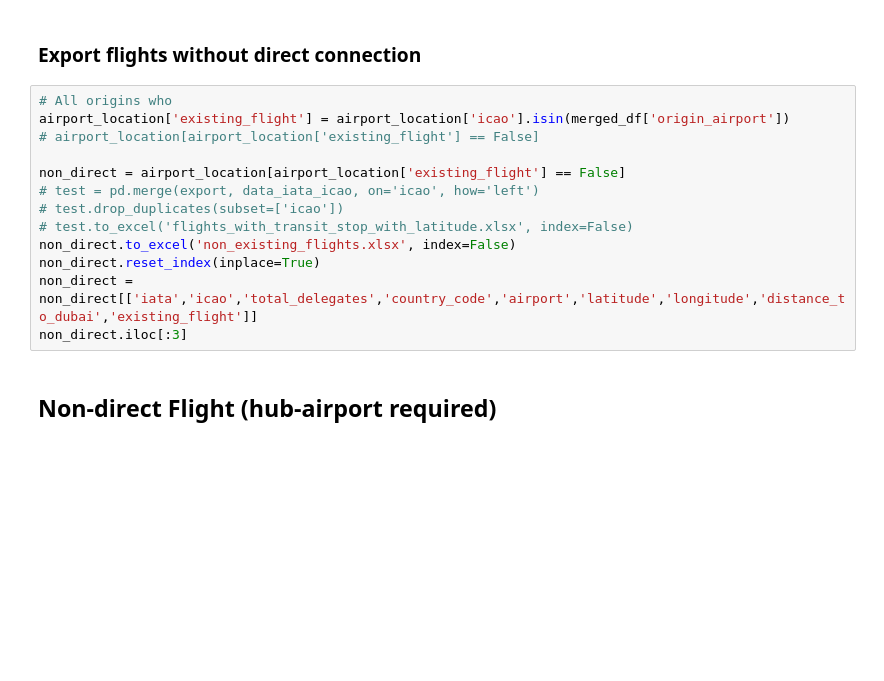
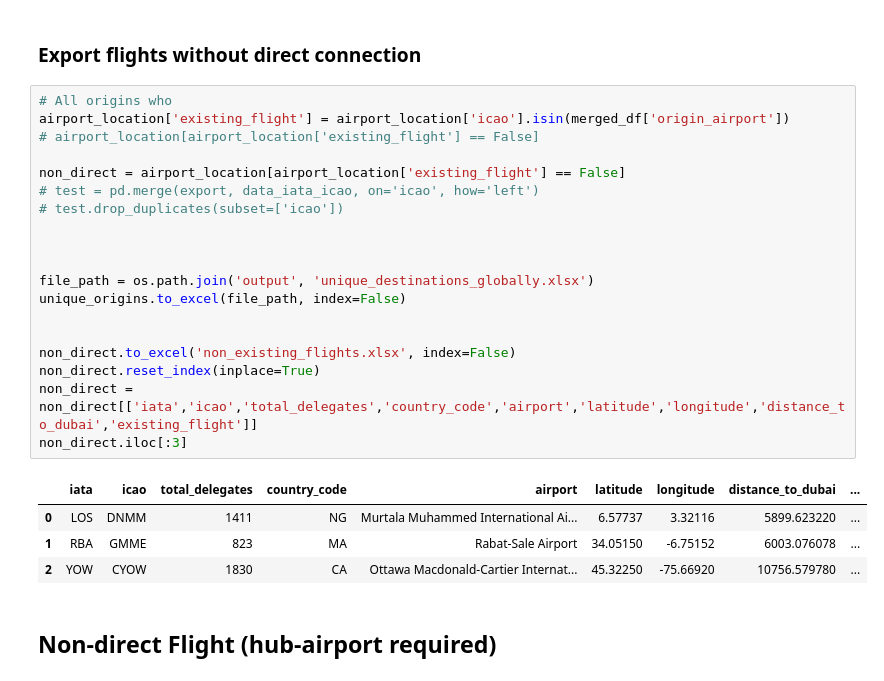
Before and after one commit to lukasschirren/COP_flight_analysis, a Jupyter notebook: cop28_delegate_list.ipynb, the cells around one changed output. Saved outputs shown, nothing was run; the diff lists cells and outputs as text; blank space fills up the shorter version.

```diff
--- a/cop28_delegate_list.ipynb
+++ b/cop28_delegate_list.ipynb
@@ -201,16 +205,27 @@ array(['A332', 'B737', 'B77L', 'B38M', 'A319', 'B738', 'A20N', 'B77W',
 # %%
 # All origins who
 airport_location['existing_flight'] = airport_location['icao'].isin(merged_df['origin_airport'])
 # airport_location[airport_location['existing_flight'] == False]
 
 non_direct = airport_location[airport_location['existing_flight'] == False]
 # test = pd.merge(export, data_iata_icao, on='icao', how='left')
 # test.drop_duplicates(subset=['icao'])
-# test.to_excel('flights_with_transit_stop_with_latitude.xlsx', index=False)
+
+
+
+file_path = os.path.join('output', 'unique_destinations_globally.xlsx')
+unique_origins.to_excel(file_path, index=False)
+
+
 non_direct.to_excel('non_existing_flights.xlsx', index=False)
 non_direct.reset_index(inplace=True)
 non_direct = non_direct[['iata','icao','total_delegates','country_code','airport','latitude','longitude','distance_to_dubai','existing_flight']]
 non_direct.iloc[:3]
+# %% [output]
+|  | iata | icao | total_delegates | country_code | airport | latitude | longitude | distance_to_dubai | ... |
+| 0 | LOS | DNMM | 1411 | NG | Murtala Muhammed International Ai... | 6.57737 | 3.32116 | 5899.623220 | ... |
+| 1 | RBA | GMME | 823 | MA | Rabat-Sale Airport | 34.05150 | -6.75152 | 6003.076078 | ... |
+| 2 | YOW | CYOW | 1830 | CA | Ottawa Macdonald-Cartier Internat... | 45.32250 | -75.66920 | 10756.579780 | ... |
 # %% [markdown]
 ## Non-direct Flight (hub-airport required)
 # %%
```
Also changed, not shown: parts of 8 cells of this notebook, 8 other files.
